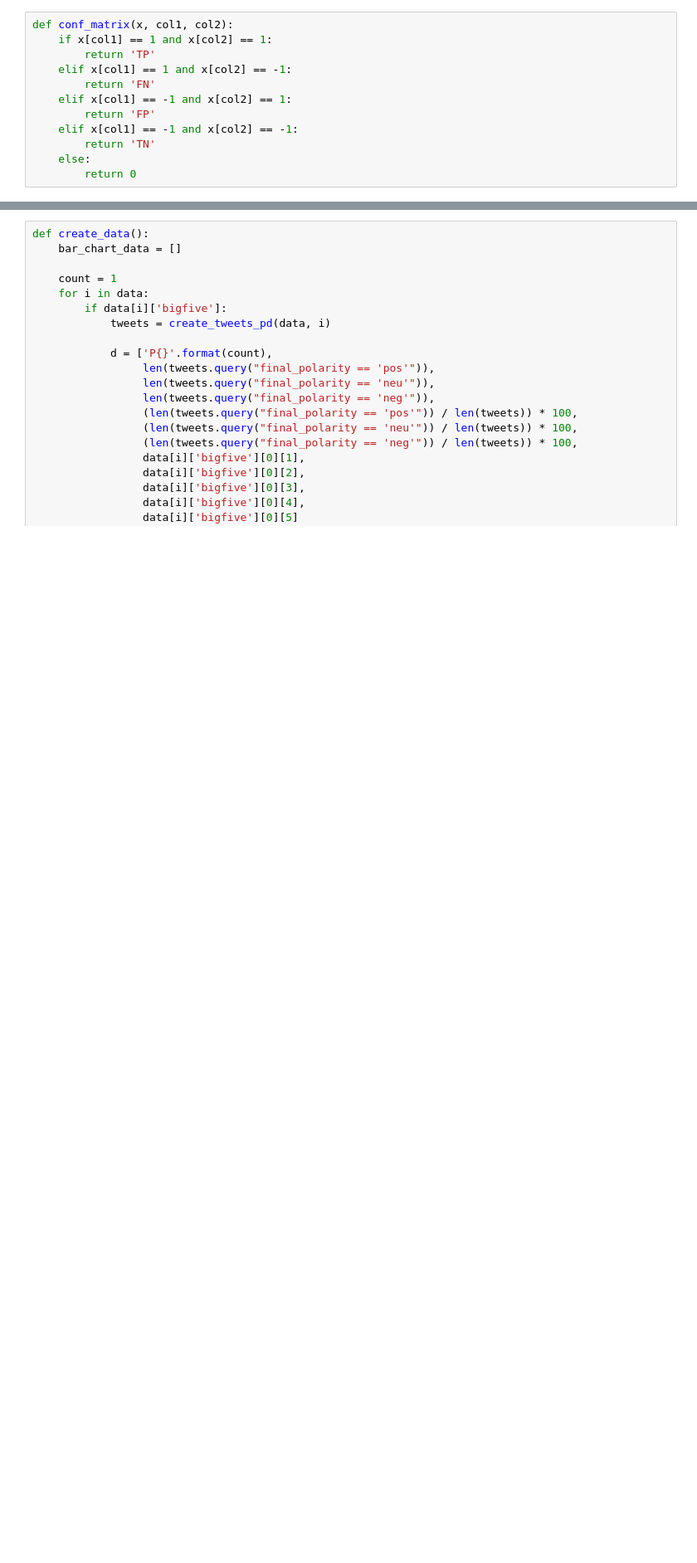
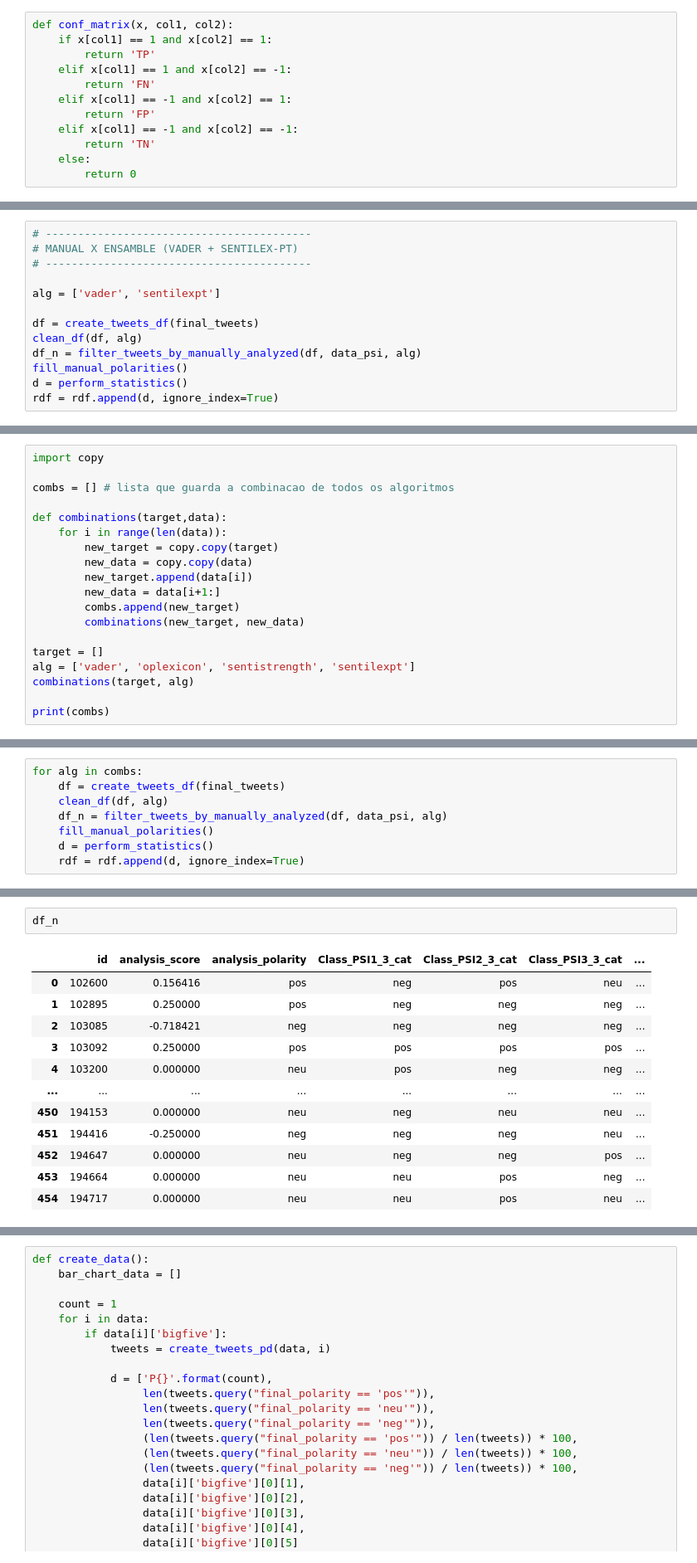
Before and after one commit to leosilva/peerj_computer_science_2022, a Jupyter notebook: Notebooks/Algorithms Statistics.ipynb, the cells around one changed output, grey strips where cells are left out. Shown at 83% size. Drawn from its saved outputs; the diff is of its cells as text; blank space fills up the shorter version.

Commit message:
atualizacao nas estatisticas dos algoritmos

```diff
--- a/Notebooks/Algorithms Statistics.ipynb
+++ b/Notebooks/Algorithms Statistics.ipynb
@@ -641,0 +503,13 @@ rdf
+# %%
+# -----------------------------------------
+# MANUAL X ENSAMBLE (VADER + SENTILEX-PT)
+# -----------------------------------------
+
+alg = ['vader', 'sentilexpt']
+
+df = create_tweets_df(final_tweets)
+clean_df(df, alg)
+df_n = filter_tweets_by_manually_analyzed(df, data_psi, alg)
+fill_manual_polarities()
+d = perform_statistics()
+rdf = rdf.append(d, ignore_index=True)
@@ -641,0 +527,19 @@ rdf
+# %%
+import copy
+
+combs = [] # lista que guarda a combinacao de todos os algoritmos
+
+def combinations(target,data):
+    for i in range(len(data)):
+        new_target = copy.copy(target)
+        new_data = copy.copy(data)
+        new_target.append(data[i])
+        new_data = data[i+1:]
+        combs.append(new_target)
+        combinations(new_target, new_data)
+
+target = []
+alg = ['vader', 'oplexicon', 'sentistrength', 'sentilexpt']
+combinations(target, alg)
+
+print(combs)
@@ -641,0 +548,8 @@ rdf
+# %%
+for alg in combs:
+    df = create_tweets_df(final_tweets)
+    clean_df(df, alg)
+    df_n = filter_tweets_by_manually_analyzed(df, data_psi, alg)
+    fill_manual_polarities()
+    d = perform_statistics()
+    rdf = rdf.append(d, ignore_index=True)
@@ -641,0 +575,15 @@ rdf
+# %%
+df_n
+# %% [output]
+|  | id | analysis_score | analysis_polarity | Class_PSI1_3_cat | Class_PSI2_3_cat | Class_PSI3_3_cat | ... |
+| 0 | 102600 | 0.156416 | pos | neg | pos | neu | ... |
+| 1 | 102895 | 0.250000 | pos | neg | neg | neg | ... |
+| 2 | 103085 | -0.718421 | neg | neg | neg | neg | ... |
+| 3 | 103092 | 0.250000 | pos | pos | pos | pos | ... |
+| 4 | 103200 | 0.000000 | neu | pos | neg | neg | ... |
+| ... | ... | ... | ... | ... | ... | ... | ... |
+| 450 | 194153 | 0.000000 | neu | neg | neu | neu | ... |
+| 451 | 194416 | -0.250000 | neg | neg | neg | neu | ... |
+| 452 | 194647 | 0.000000 | neu | neg | neg | pos | ... |
+| 453 | 194664 | 0.000000 | neu | neu | pos | neg | ... |
+| 454 | 194717 | 0.000000 | neu | neu | pos | neu | ... |
```
Also changed, not shown: parts of 130 cells of this notebook.
